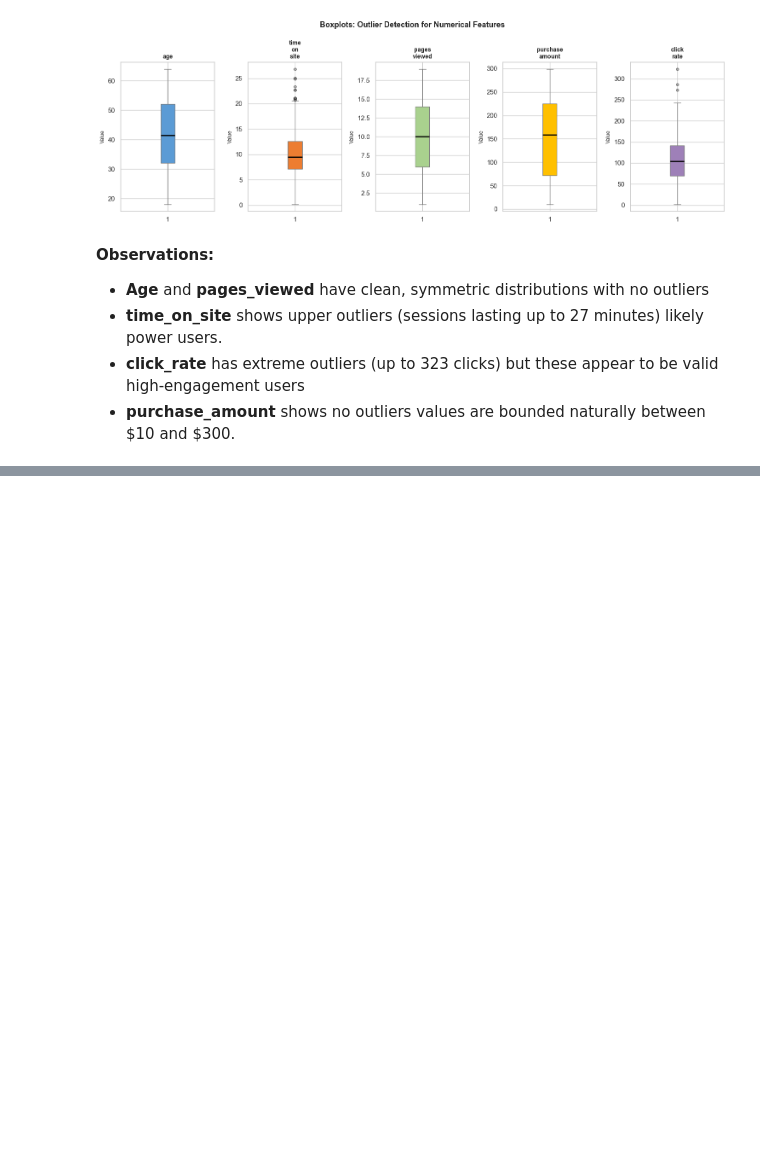
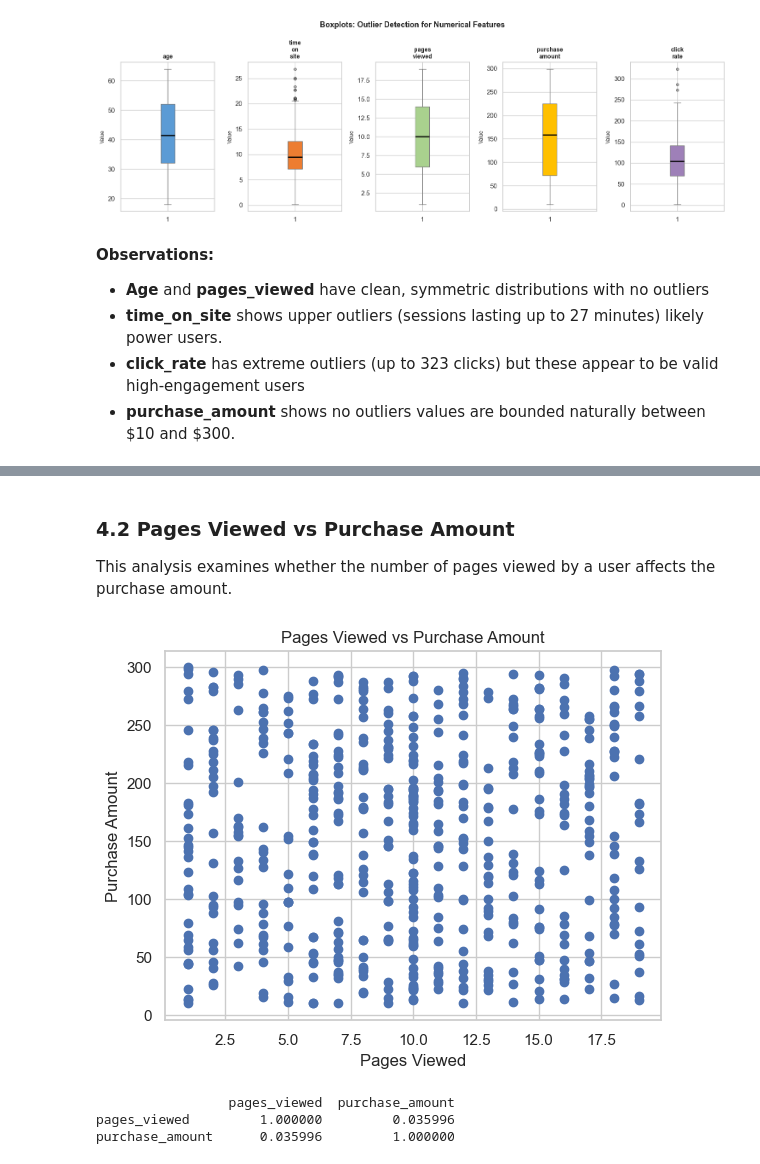
Before and after one commit to janajawabreh267/Data_Science_Project, a Jupyter notebook: notebooks/analysis.ipynb, the cells around one changed output, grey strips where cells are left out. Cells and saved outputs as stored; diff of their text form; code cells hidden in the pictures; blank space fills up the shorter version.

```diff
--- a/notebooks/analysis.ipynb
+++ b/notebooks/analysis.ipynb
@@ -348,0 +382,18 @@ plt.show()
+# %% [markdown]
+### 4.2 Pages Viewed vs Purchase Amount
+
+This analysis examines whether the number of pages viewed by a user affects the purchase amount.
+# %%
+plt.scatter(df_clean['pages_viewed'], df_clean['purchase_amount'])
+plt.xlabel("Pages Viewed")
+plt.ylabel("Purchase Amount")
+plt.title("Pages Viewed vs Purchase Amount")
+plt.show()
+# %% [output]
+[figure, added]
+# %%
+print(df_clean[['pages_viewed','purchase_amount']].corr())
+# %% [output]
+                 pages_viewed  purchase_amount
+pages_viewed         1.000000         0.035996
+purchase_amount      0.035996         1.000000
```
Also changed, not shown: parts of 20 cells of this notebook.
